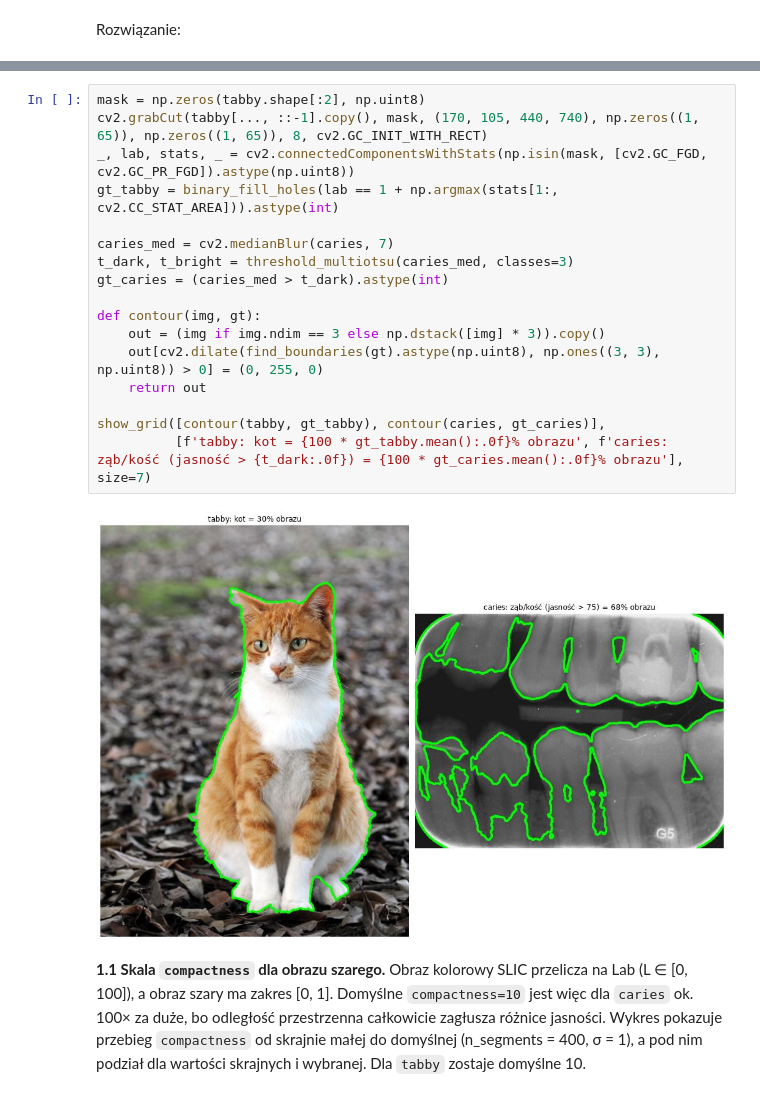
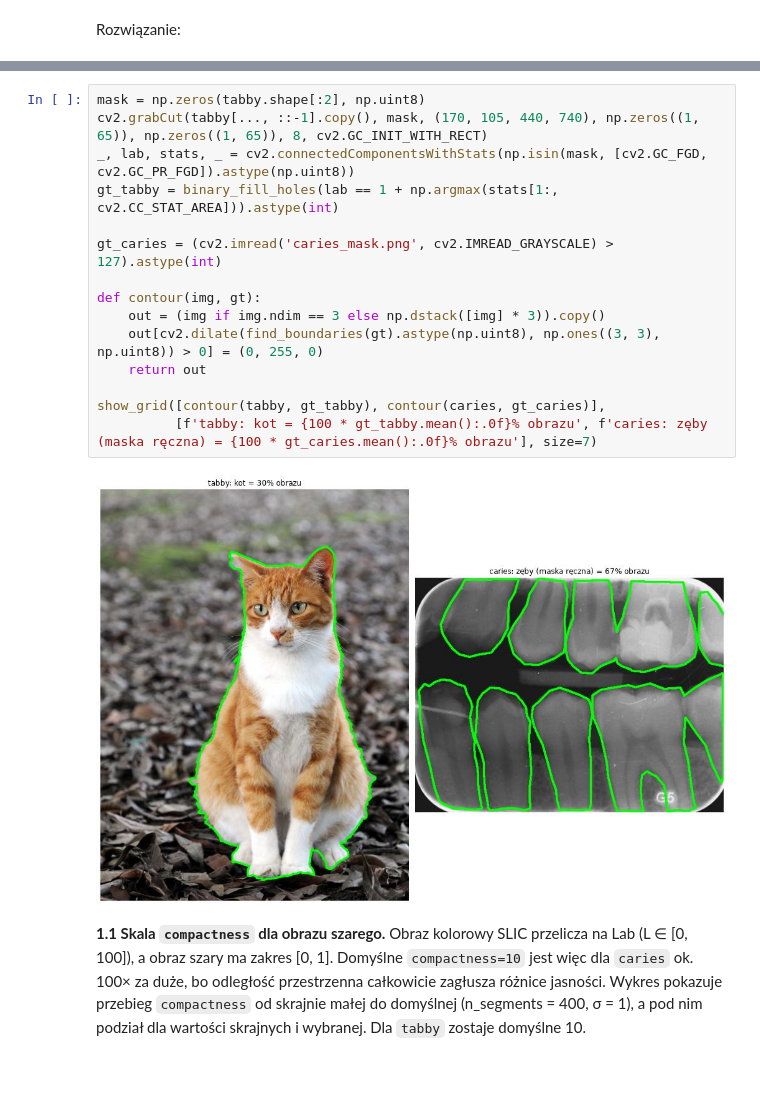
Before and after one commit to jkociecki/computer-vision, a Jupyter notebook: lab-03/Lab3_zadanie.ipynb, the cells around one changed output, grey strips where cells are left out. Drawn from its saved outputs; the diff is of its cells as text.

```diff
--- a/lab-03/Lab3_zadanie.ipynb
+++ b/lab-03/Lab3_zadanie.ipynb
@@ -93,22 +91,20 @@ Miary dla podziału na segmenty:
 # %%
 mask = np.zeros(tabby.shape[:2], np.uint8)
 cv2.grabCut(tabby[..., ::-1].copy(), mask, (170, 105, 440, 740), np.zeros((1, 65)), np.zeros((1, 65)), 8, cv2.GC_INIT_WITH_RECT)
 _, lab, stats, _ = cv2.connectedComponentsWithStats(np.isin(mask, [cv2.GC_FGD, cv2.GC_PR_FGD]).astype(np.uint8))
 gt_tabby = binary_fill_holes(lab == 1 + np.argmax(stats[1:, cv2.CC_STAT_AREA])).astype(int)
 
-caries_med = cv2.medianBlur(caries, 7)
-t_dark, t_bright = threshold_multiotsu(caries_med, classes=3)
-gt_caries = (caries_med > t_dark).astype(int)
+gt_caries = (cv2.imread('caries_mask.png', cv2.IMREAD_GRAYSCALE) > 127).astype(int)
 
 def contour(img, gt):
     out = (img if img.ndim == 3 else np.dstack([img] * 3)).copy()
     out[cv2.dilate(find_boundaries(gt).astype(np.uint8), np.ones((3, 3), np.uint8)) > 0] = (0, 255, 0)
     return out
 
 show_grid([contour(tabby, gt_tabby), contour(caries, gt_caries)],
-          [f'tabby: kot = {100 * gt_tabby.mean():.0f}% obrazu', f'caries: ząb/kość (jasność > {t_dark:.0f}) = {100 * gt_caries.mean():.0f}% obrazu'], size=7)
+          [f'tabby: kot = {100 * gt_tabby.mean():.0f}% obrazu', f'caries: zęby (maska ręczna) = {100 * gt_caries.mean():.0f}% obrazu'], size=7)
 # %% [output]
-[figure, old version]
+[figure, new version]
 # %% [markdown]
 **1.1 Skala `compactness` dla obrazu szarego.** Obraz kolorowy SLIC przelicza na Lab (L ∈ [0, 100]), a obraz szary ma zakres [0, 1]. Domyślne `compactness=10` jest więc dla `caries` ok. 100× za duże, bo odległość przestrzenna całkowicie zagłusza różnice jasności. Wykres pokazuje przebieg `compactness` od skrajnie małej do domyślnej (n_segments = 400, σ = 1), a pod nim podział dla wartości skrajnych i wybranej. Dla `tabby` zostaje domyślne 10.
 # %%
```
Also changed, not shown: parts of 11 cells of this notebook, 46 other files.
